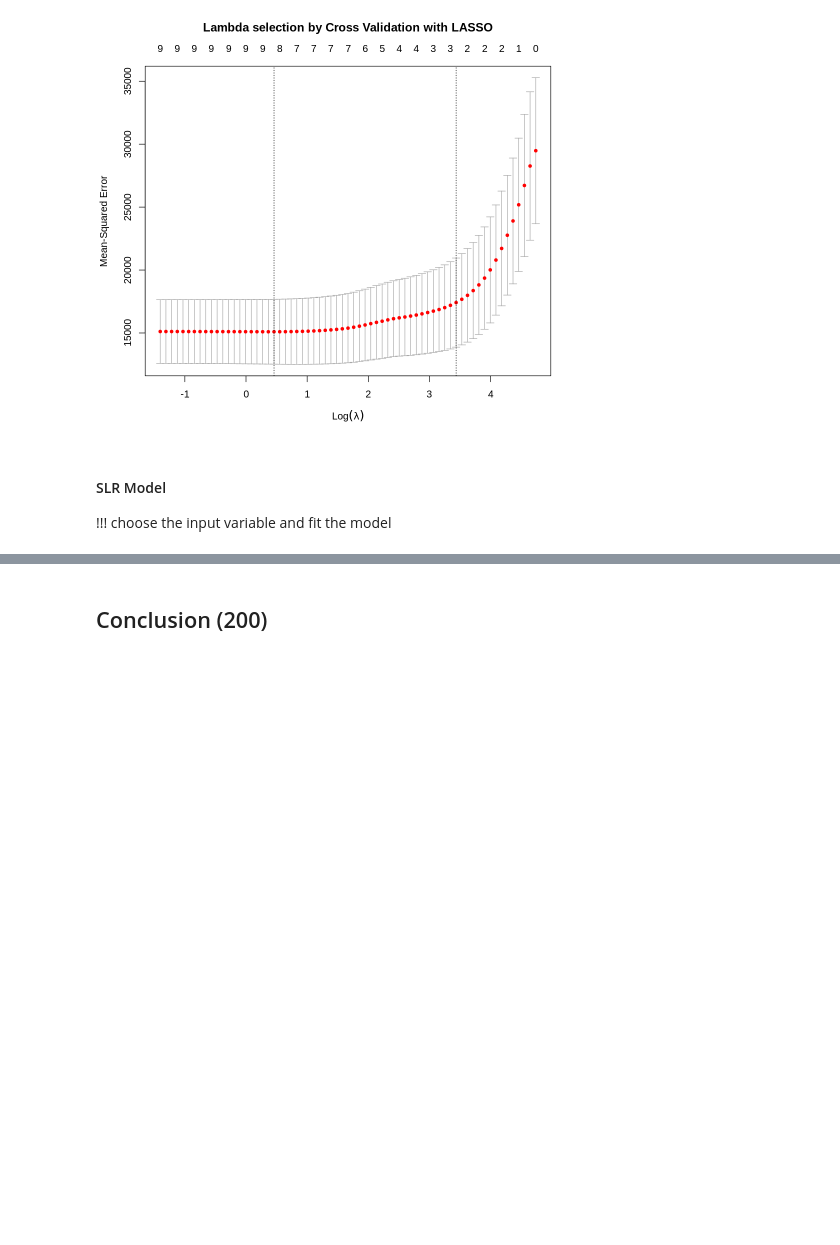
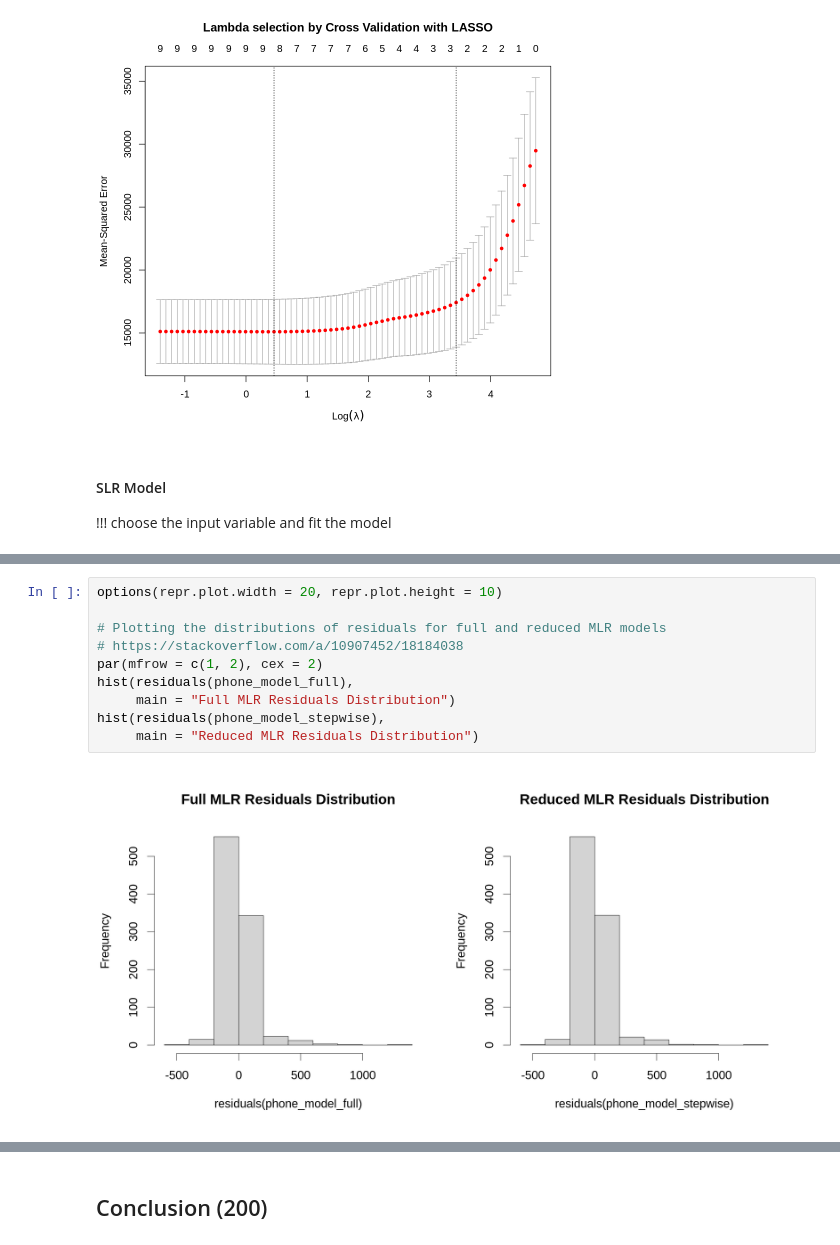
Before and after one commit to Ihor16/stat-301-project, a Jupyter notebook: FinalReport.ipynb, the cells around one changed output, grey strips where cells are left out. Cells and saved outputs as stored; diff of their text form; blank space fills up the shorter version.

```diff
--- a/FinalReport.ipynb
+++ b/FinalReport.ipynb
@@ -777,0 +786,12 @@ Our analysis has multiple crucial limitations that may hinder its findings.
+# %%
+options(repr.plot.width = 20, repr.plot.height = 10)
+
+# Plotting the distributions of residuals for full and reduced MLR models
+# https://stackoverflow.com/a/10907452/18184038
+par(mfrow = c(1, 2), cex = 2)
+hist(residuals(phone_model_full),
+     main = "Full MLR Residuals Distribution")
+hist(residuals(phone_model_stepwise),
+     main = "Reduced MLR Residuals Distribution")
+# %% [output]
+[figure, added]
```
Also changed, not shown: parts of 8 cells of this notebook.
